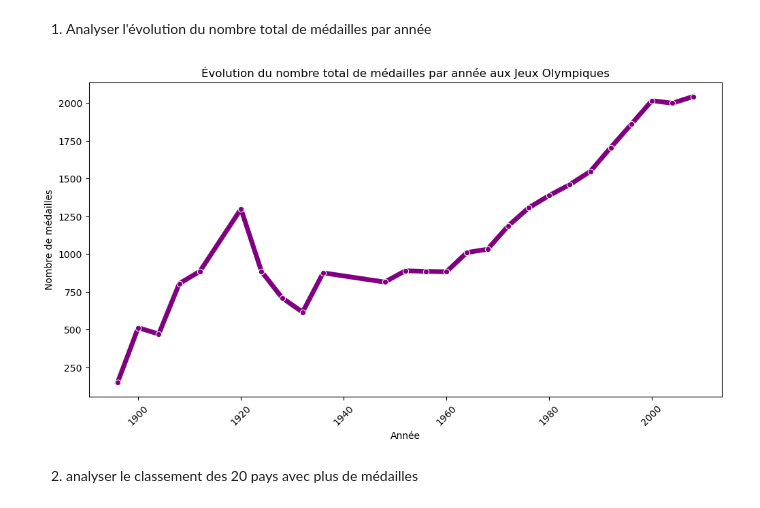
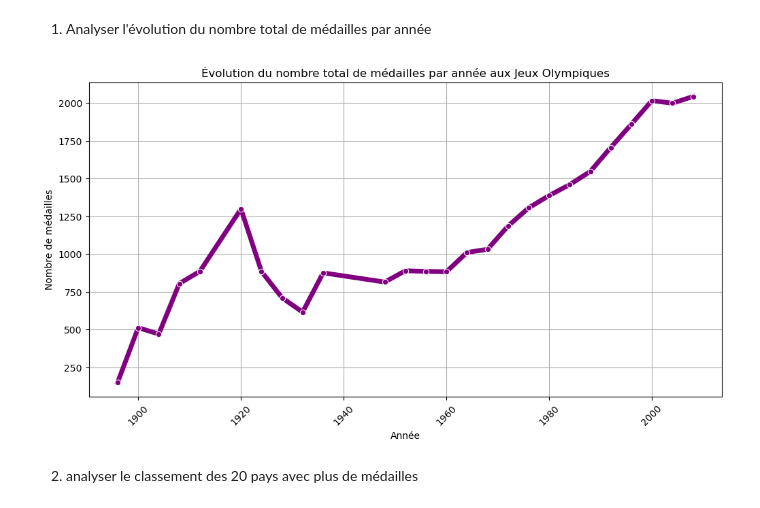
Before and after one commit to pjann42/Informatique-3-Python-Scientifique, a Jupyter notebook: Jann_Luna_Pedro_TP4_Seaborn.ipynb, the cells around one changed output. Drawn from its saved outputs; the diff is of its cells as text; code cells hidden in the pictures.

```diff
--- a/tp6.ipynb
+++ b/Jann_Luna_Pedro_TP4_Seaborn.ipynb
@@ -14,19 +14,20 @@ data = pd.read_csv("olympics.csv", sep="\t")
 # %%
 #médailles par année
 comptes_annee = data['Year'].value_counts()
 
 #mettre en ordre chronologique
 comptes_tries = comptes_annee.sort_index()
 
 plt.figure(figsize=(12, 6))
 sns.lineplot(x=comptes_tries.index, y=comptes_tries.values, linewidth=5, color='purple', marker='o')
 plt.title("Évolution du nombre total de médailles par année aux Jeux Olympiques")
 plt.ylabel("Nombre de médailles")
 plt.xlabel("Année")
+plt.grid(True)
 plt.xticks(rotation=45)
 plt.show()
 # %% [output]
-[figure, old version]
+[figure, new version]
 # %% [markdown]
 2. analyser le classement des 20 pays avec plus de médailles
 # %%
```
Also changed, not shown: parts of 1 cell of this notebook, 6 other files.
